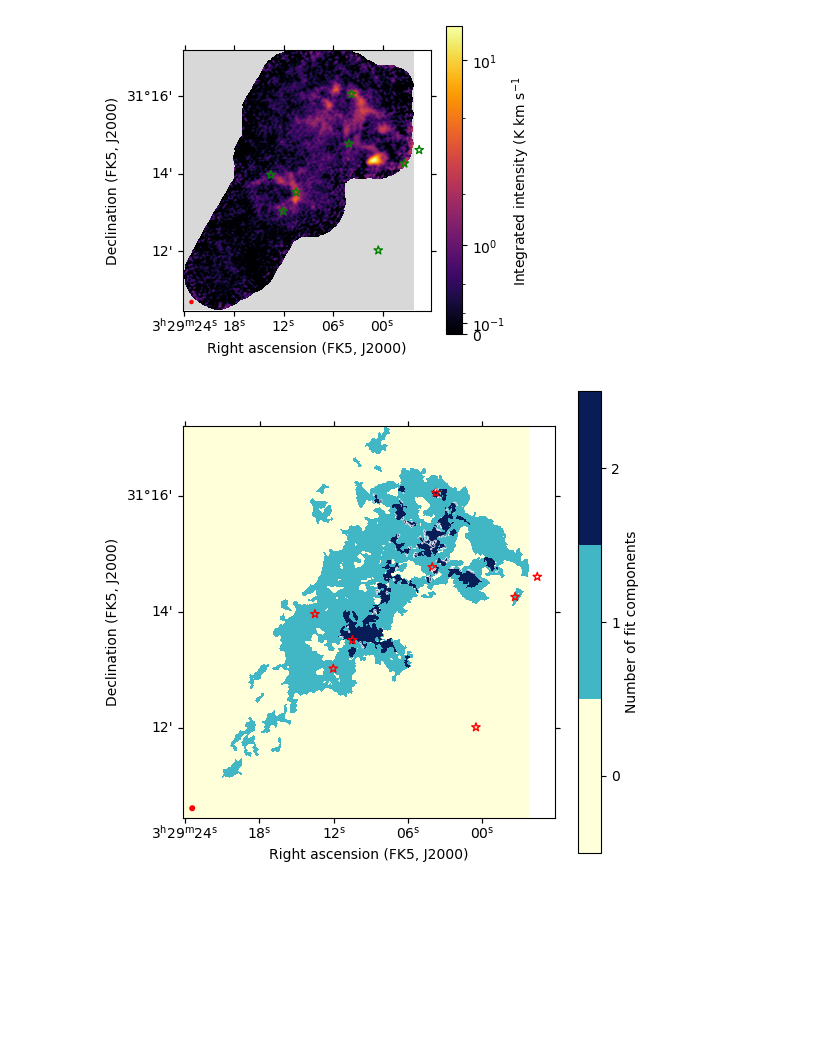
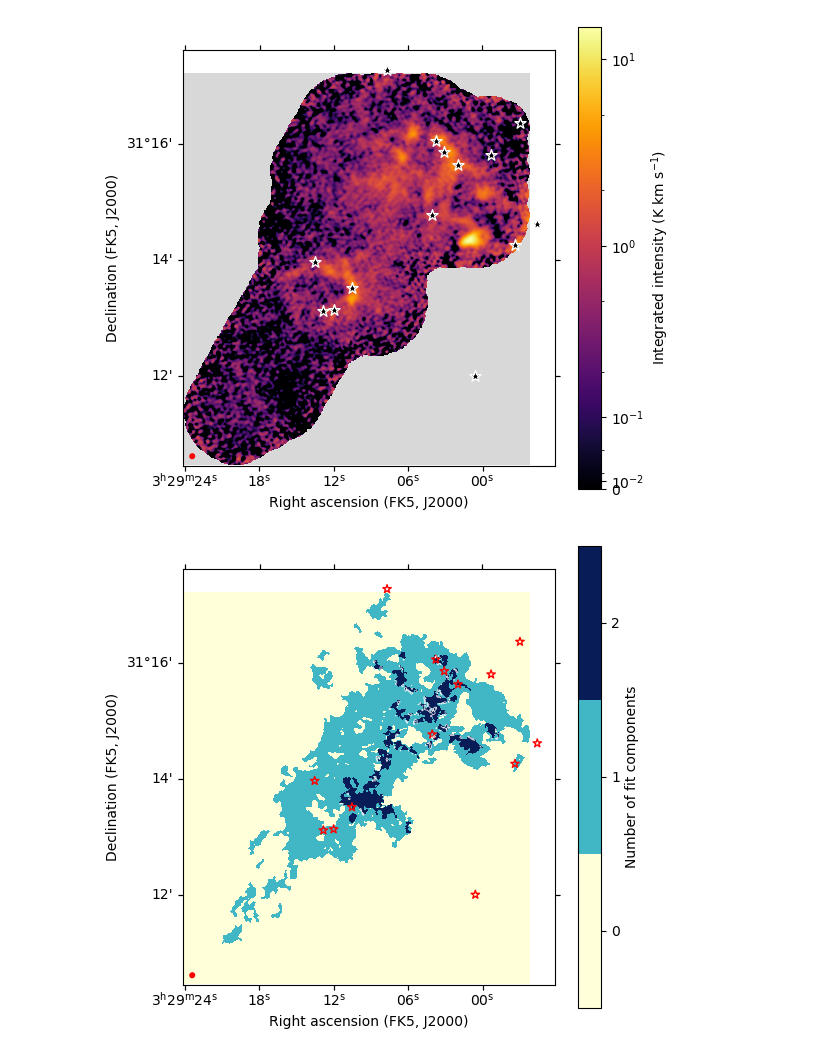
Before and after one commit to tere-valdivia/propstar_gasflow, a Jupyter notebook: figures_NGC1333SE.ipynb, the cells around one changed output. Cells and saved outputs as stored; diff of their text form; code cells hidden in the pictures; blank space fills up the shorter version.

Commit message:
new figures

```diff
--- a/figures_NGC1333SE.ipynb
+++ b/figures_NGC1333SE.ipynb
@@ -31,10 +31,16 @@ from copy import copy
 hc3nfile = 'data/NGC1333_HC3N_L24-merged_small_K.fits'
 hc3nmom0file = 'data/NGC1333_HC3N_L24-merged_small_K_-3.0_18.0_mom0.fits'
 hc3nrmsfile = 'data/NGC1333_HC3N_L24-merged_small_K_rms.fits'
-sourcecat = 'data/Enoch_2009_sources_NGC1333_SE.csv'
+sourcecat = 'data/Tobin_2018_Perseus_cat_NGC1333SE.csv'
+xraycat = 'data/xray_sources_NGC1333_phot_SE.csv'
+n2hpfile = 'data/NGC1333-N2Hp_match_kms.fits'
+n2hpmom0file = 'data/NGC1333-N2Hp_match_TdV.fits'
+n2hpparamsfile = 'first_look/fit_N2Hp/NGC1333-N2Hp_match_fit_near_thick.fits'
 
 ncompfile = 'first_look/gaussfit/diagnosticAIC/ncomponents_AIC.fits'
 ncompflagfile = 'first_look/gaussfit/diagnosticAIC/ncomponents_AIC_flag.fits'
+
+ncompfilebayes = 'bayes_frame/nested-sampling/npeaks_cut5_masked.fits'
 # %%
 mom0, header2d = fits.getdata(hc3nmom0file, header=True)
 wcs = WCS(header2d)
@@ -46,24 +55,28 @@ ncompflag = fits.getdata(ncompflagfile)
 # %%
-fig, ax = plt.subplots(1, 1, figsize=(4,4), subplot_kw={'projection': wcs})
+fig, ax = plt.subplots(1, 1, figsize=(6,6), subplot_kw={'projection': wcs})
 cmap = cm.get_cmap('inferno').copy()
 cmap.set_bad('0.85')
-norm = AsinhNorm(linear_width=0.8, vmin=0)
+norm = AsinhNorm(linear_width=0.1, vmin=0)
 
 im = ax.imshow(mom0, cmap=cmap,norm=norm)
-fig.colorbar(im, ax=ax, label=r'Integrated intensity (K km s$^{-1}$')
+fig.colorbar(im, ax=ax, label=r'Integrated intensity (K km s$^{-1}$)')
 lon = ax.coords[0]
 lat = ax.coords[1]
 lon.set_axislabel('Right ascension (FK5, J2000)')
 lat.set_axislabel('Declination (FK5, J2000)')
 
 add_beam(ax, major=bmaj, minor=bmin, angle=bpa, color='r', pad=0.1)
 
 for i in catalog_protostars.index.values:
-    ax.scatter(catalog_protostars.loc[i, '_RAJ2000'], catalog_protostars.loc[i, '_DEJ2000'],
-               transform=ax.get_transform('world'), marker='*', facecolor='None', edgecolor='g', s=40)
+    ax.scatter(catalog_protostars.loc[i, 'RAJ2000'], catalog_protostars.loc[i, 'DEJ2000'],
+               transform=ax.get_transform('world'), marker='*', facecolor='k', edgecolor='w', s=70)
+
+# for i in catalog_xray.index.values:
+#     ax.scatter(catalog_xray.loc[i, 'RAJ2000'], catalog_xray.loc[i, 'DEJ2000'],
+#                transform=ax.get_transform('world'), marker='x', facecolor='r', s=70)
 fig.savefig('figures/HC3N_mom0.pdf', bbox_inches='tight', dpi=100)
 # %% [output]
-[figure, old version]
+[figure, new version]
 # %%
 fig, ax = plt.subplots(1, 1, figsize=(6,6), subplot_kw={'projection': wcs})
 cmap = cm.get_cmap('YlGnBu', 3).copy()
@@ -83,9 +96,9 @@ lat.set_axislabel('Declination (FK5, J2000)')
 add_beam(ax, major=bmaj, minor=bmin, angle=bpa, color='r', pad=0.1)
 
 for i in catalog_protostars.index.values:
-    ax.scatter(catalog_protostars.loc[i, '_RAJ2000'], catalog_protostars.loc[i, '_DEJ2000'],
+    ax.scatter(catalog_protostars.loc[i, 'RAJ2000'], catalog_protostars.loc[i, 'DEJ2000'],
                transform=ax.get_transform('world'), marker='*', facecolor='None', edgecolor='r', s=40)
 
 fig.savefig('figures/HC3N_ncompAIC_wflag.pdf', bbox_inches='tight', dpi=100)
 # %% [output]
-[figure, old version]
+[figure, new version]
```
Also changed, not shown: parts of 5 cells of this notebook, 5 other files.
